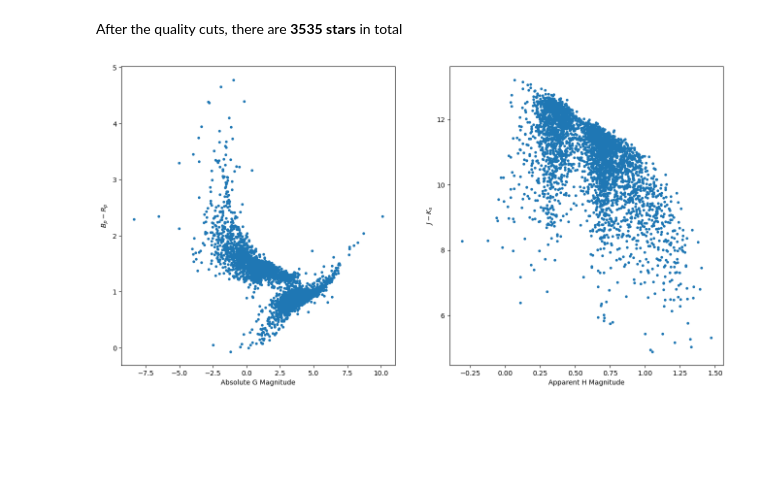
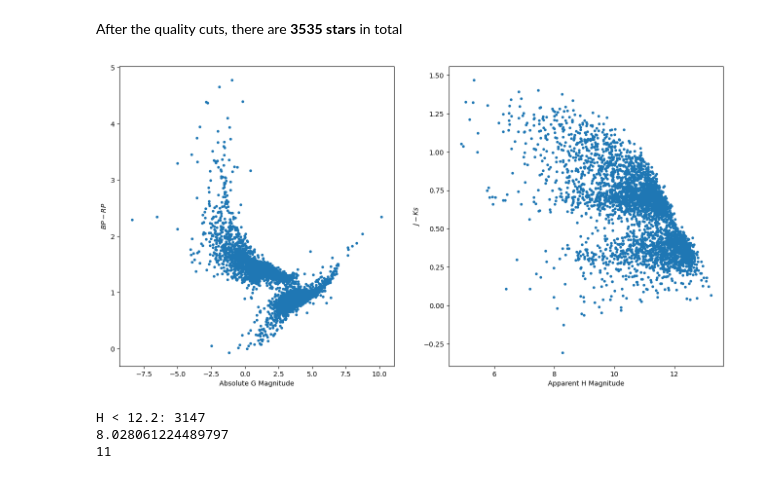
Before and after one commit to Taaseen-Islam-u7121940/astr4004_assignment_3, a Jupyter notebook: question_2.ipynb, the cells around one changed output. Cells and saved outputs as stored; diff of their text form; code cells hidden in the pictures; blank space fills up the shorter version.

```diff
--- a/question_2.ipynb
+++ b/question_2.ipynb
@@ -88,16 +88,25 @@ After the quality cuts, there are **3535 stars** in total
 # %%
 fig, axs = plt.subplots(1,2, figsize=(16, 8))
 axl = axs[0]
 axr = axs[1]
 axl.scatter(df_good["g_M"], df_good["bp_rp"], marker=".")
 axl.set_xlabel("Absolute G Magnitude")
-axl.set_ylabel("$B_p - R_p$")
+axl.set_ylabel("$BP - RP$")
 
-axr.scatter(df_good["j_ks"], df_good["h_m"], marker=".")
+axr.scatter(df_good["h_m"], df_good["j_ks"], marker=".")
 axr.set_xlabel("Apparent H Magnitude")
-axr.set_ylabel("$J-K_s$")
+axr.set_ylabel("$J-Ks$")
 
 plt.savefig("figures/cmds_R147.png", dpi=200, bbox_inches="tight")
 plt.show()
 # %% [output]
-[figure, old version]
+[figure, new version]
+# %%
+print("H < 12.2:", np.sum(df_good["h_m"] < 12.2))
+# 3147 stars with H<12.2 and 392 2dF fibres at a time
+print(3147/392)
+print(3147%392)
+# %% [output]
+H < 12.2: 3147
+8.028061224489797
+11
```
Also changed, not shown: parts of 2 cells of this notebook, 1 other file.
